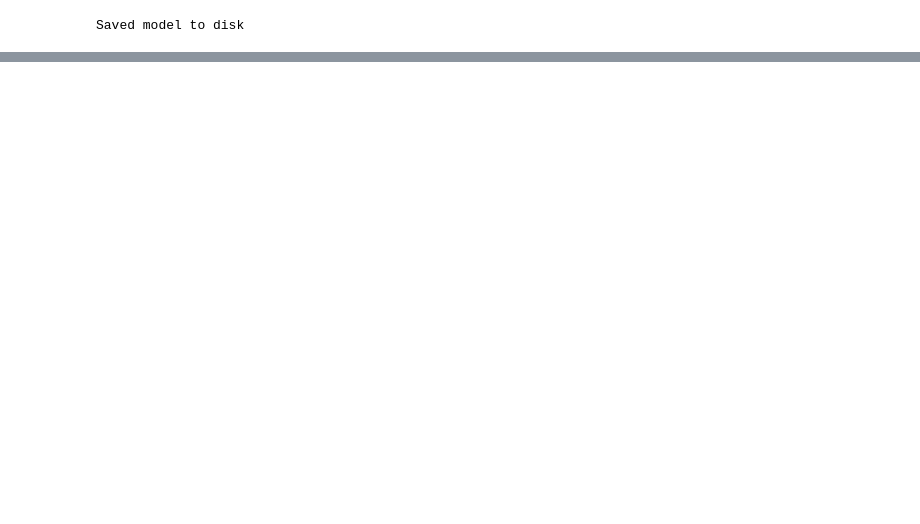
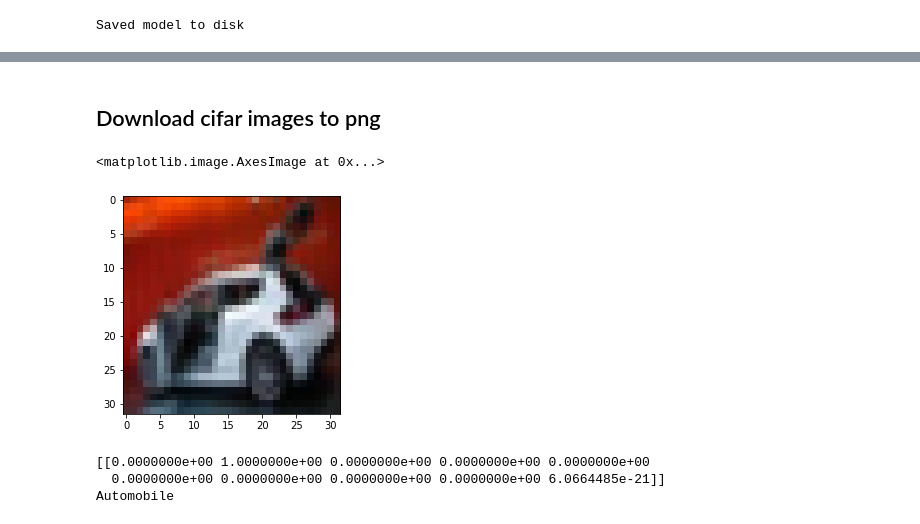
Before and after one commit to gabrieloliveira95/Simple_Keras_Convolutional_Neural_Network, a Jupyter notebook: simple_CNN.ipynb, the cells around one changed output, grey strips where cells are left out. Cells and saved outputs as stored; diff of their text form; code cells hidden in the pictures; blank space fills up the shorter version.

Commit message:
Insert Pretdict Mode and Cifar conversor

```diff
--- a/simple_CNN.ipynb
+++ b/simple_CNN.ipynb
@@ -201,0 +208,2 @@ Saved model to disk
+# %% [markdown]
+## Download cifar images to png
@@ -201,0 +221,41 @@ Saved model to disk
+# %%
+import numpy as np
+from keras.preprocessing import image
+# Give the link of the image here to test
+test_image1 =image.load_img('/content/6.png',target_size =(32,32))
+# %%
+plt.imshow(test_image1)
+# %% [output]
+<matplotlib.image.AxesImage at 0x...>
+[figure, added]
+# %%
+test_image =image.img_to_array(test_image1)
+test_image =np.expand_dims(test_image, axis =0)
+result = model.predict(test_image)
+print(result)
+if result[0][0]==1:
+    print("Aeroplane")
+elif result[0][1]==1:
+    print('Automobile')
+elif result[0][2]==1:
+    print('Bird')
+elif result[0][3]==1:
+    print('Cat')
+elif result[0][4]==1:
+    print('Deer')
+elif result[0][5]==1:
+    print('Dog')
+elif result[0][6]==1:
+    print('Frog')
+elif result[0][7]==1:
+    print('Horse')
+elif result[0][8]==1:
+    print('Ship')
+elif result[0][9]==1:
+    print('Truck')
+else:
+    print('Error')
+# %% [output]
+[[0.0000000e+00 1.0000000e+00 0.0000000e+00 0.0000000e+00 0.0000000e+00
+  0.0000000e+00 0.0000000e+00 0.0000000e+00 0.0000000e+00 6.0664485e-21]]
+Automobile
```
Also changed, not shown: parts of 8 cells of this notebook, 1 other file.
